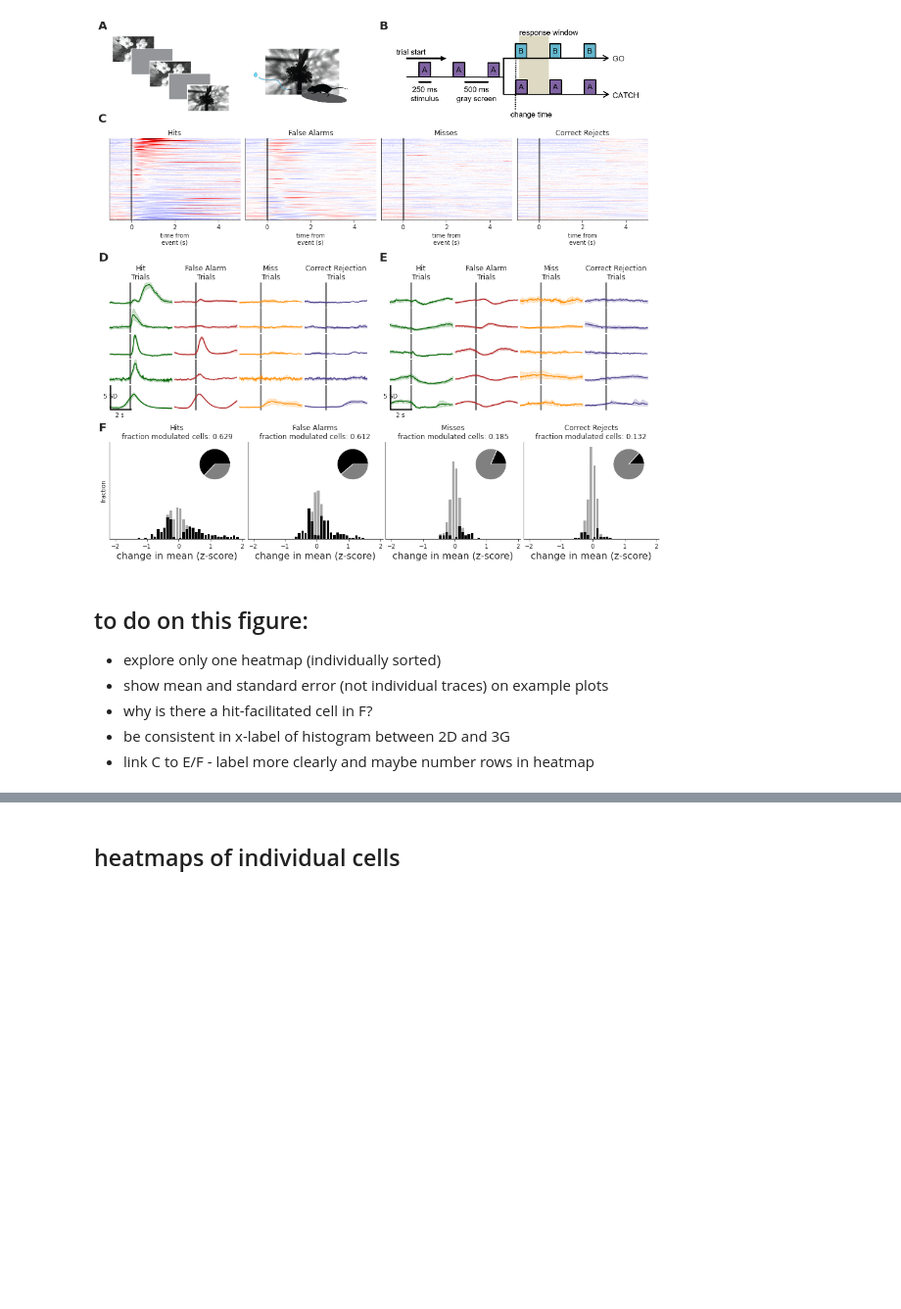
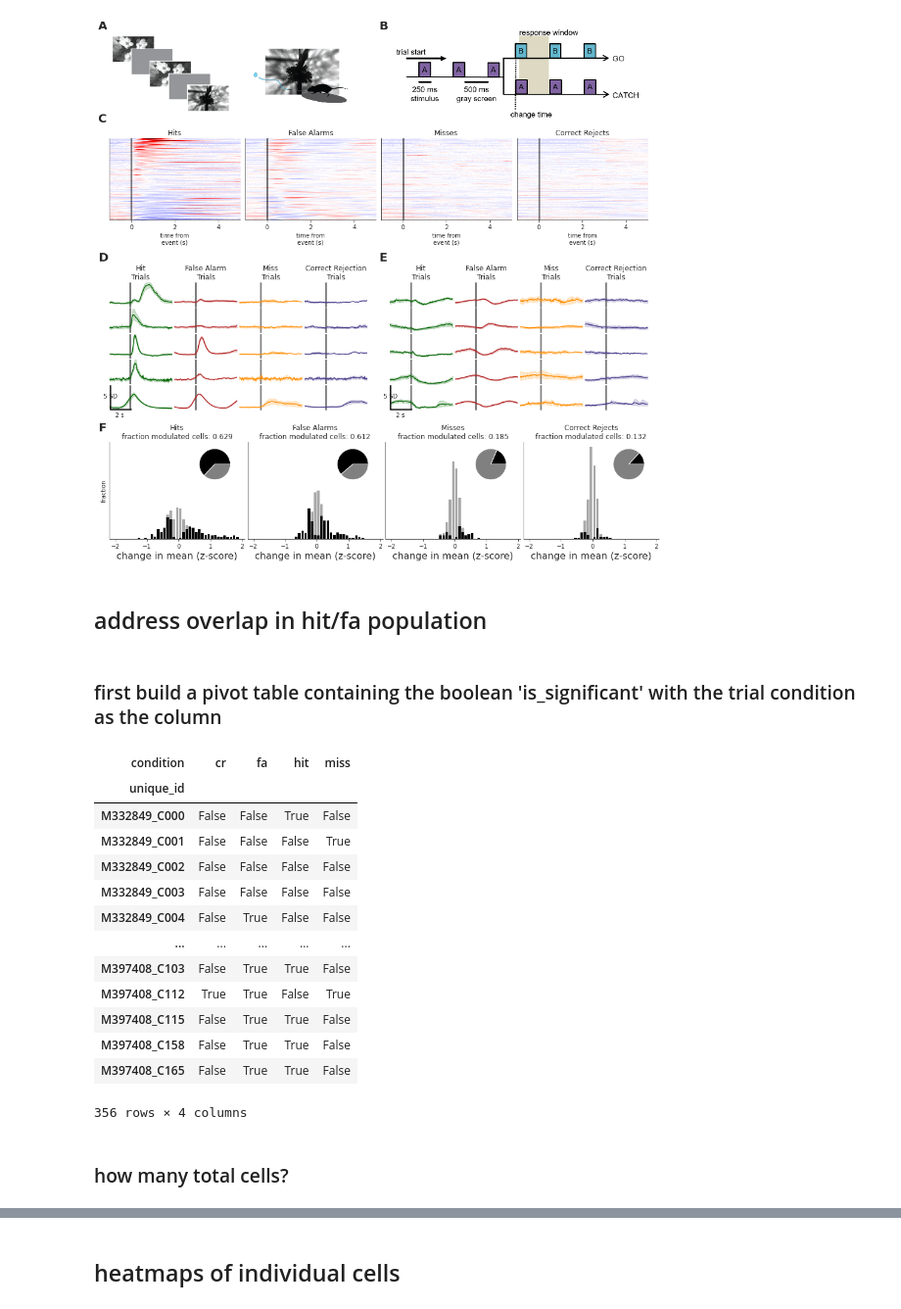
Before and after one commit to AllenInstitute/claustrum_imaging_manuscript, a Jupyter notebook: figure_3/figure_3.ipynb, the cells around one changed output, grey strips where cells are left out. Shown at 98% size. Saved outputs shown, nothing was run; the diff lists cells and outputs as text; code cells hidden in the pictures; blank space fills up the shorter version.

Commit message:
quantifying overlap in significantly responding cells
Former-commit-id: 076b53c3997c647d7a9631c5a33b82f1561a7de6

```diff
--- a/figure_3/figure_3.ipynb
+++ b/figure_3/figure_3.ipynb
@@ -462,10 +462,28 @@ if save_fig:
     plotting_utilities.save_figure(figure_3, fname='figure_3', formats=['.png','.pdf'], size=figsize, dpi=500)
 # %% [output]
 [figure]
-# %% [markdown]
-## to do on this figure:
-* explore only one heatmap (individually sorted)
-* show mean and standard error (not individual traces) on example plots
-* why is there a hit-facilitated cell in F?
-* be consistent in x-label of histogram between 2D and 3G
-* link C to E/F - label more clearly and maybe number rows in heatmap
+# %% [markdown]
+## address overlap in hit/fa population
+# %% [markdown]
+### first build a pivot table containing the boolean 'is_significant' with the trial condition as the column
+# %%
+responsiveness_summary_all['unique_id'] = responsiveness_summary_all['mouse_id'] + '_' + responsiveness_summary_all['cell_id']
+significance_by_condition = responsiveness_summary_all.pivot(index='unique_id', columns='condition',values='is_significant')
+significance_by_condition
+# %% [output]
+| condition | cr | fa | hit | miss |
+| unique_id |  |  |  |  |
+| M332849_C000 | False | False | True | False |
+| M332849_C001 | False | False | False | True |
+| M332849_C002 | False | False | False | False |
+| M332849_C003 | False | False | False | False |
+| M332849_C004 | False | True | False | False |
+| ... | ... | ... | ... | ... |
+| M397408_C103 | False | True | True | False |
+| M397408_C112 | True | True | False | True |
+| M397408_C115 | False | True | True | False |
+| M397408_C158 | False | True | True | False |
+| M397408_C165 | False | True | True | False |
+356 rows × 4 columns
+# %% [markdown]
+### how many total cells?
```
Also changed, not shown: parts of 11 cells of this notebook, 1 other file.
